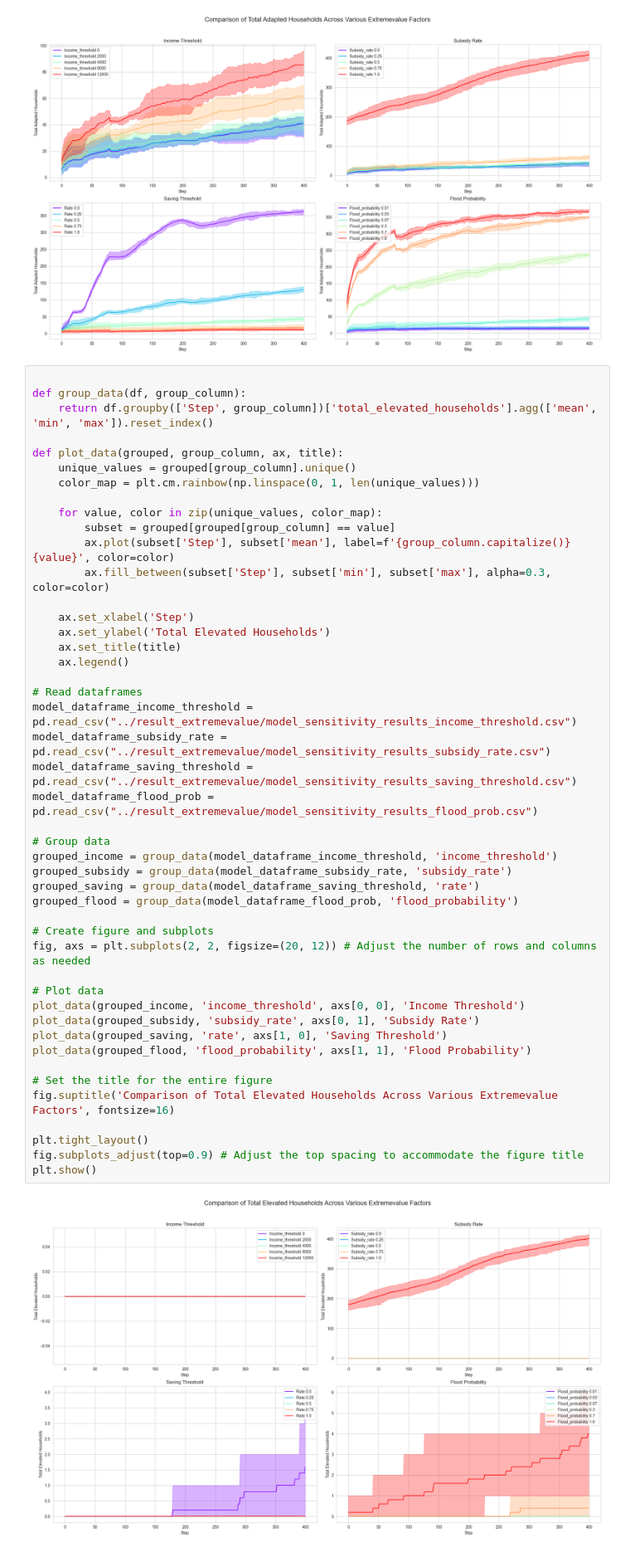
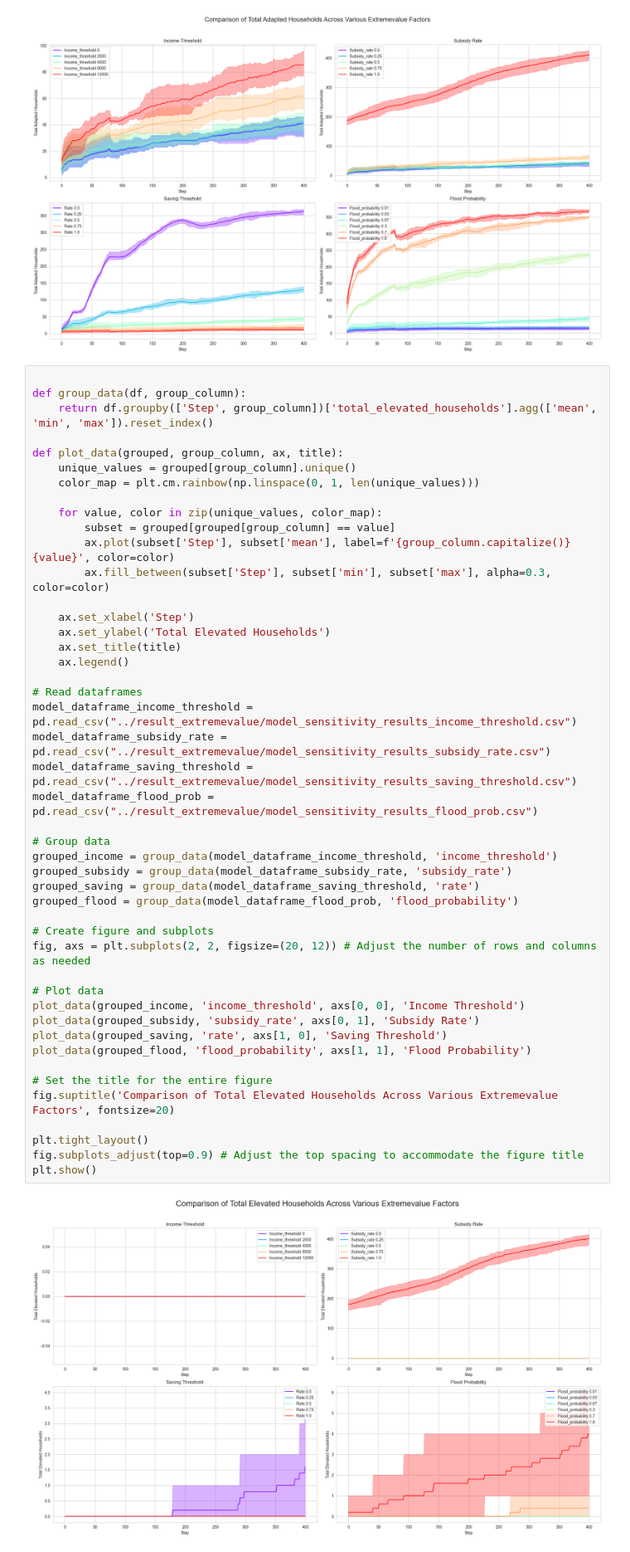
Before and after one commit to ctezgec/abm, a Jupyter notebook: model/analysis_extremevalue.ipynb, the cells around one changed output. Shown: that part at 83% size. Cells and saved outputs as stored; diff of their text form.

```diff
--- a/model/analysis_extremevalue.ipynb
+++ b/model/analysis_extremevalue.ipynb
@@ -121,32 +121,32 @@ def plot_data(grouped, group_column, ax, title):
     ax.set_title(title)
     ax.legend()
 
 # Read dataframes
 model_dataframe_income_threshold = pd.read_csv("../result_extremevalue/model_sensitivity_results_income_threshold.csv")
 model_dataframe_subsidy_rate = pd.read_csv("../result_extremevalue/model_sensitivity_results_subsidy_rate.csv")
 model_dataframe_saving_threshold = pd.read_csv("../result_extremevalue/model_sensitivity_results_saving_threshold.csv")
 model_dataframe_flood_prob = pd.read_csv("../result_extremevalue/model_sensitivity_results_flood_prob.csv")
 
 # Group data
 grouped_income = group_data(model_dataframe_income_threshold, 'income_threshold')
 grouped_subsidy = group_data(model_dataframe_subsidy_rate, 'subsidy_rate')
 grouped_saving = group_data(model_dataframe_saving_threshold, 'rate')
 grouped_flood = group_data(model_dataframe_flood_prob, 'flood_probability')
 
 # Create figure and subplots
 fig, axs = plt.subplots(2, 2, figsize=(20, 12)) # Adjust the number of rows and columns as needed
 
 # Plot data
 plot_data(grouped_income, 'income_threshold', axs[0, 0], 'Income Threshold')
 plot_data(grouped_subsidy, 'subsidy_rate', axs[0, 1], 'Subsidy Rate')
 plot_data(grouped_saving, 'rate', axs[1, 0], 'Saving Threshold')
 plot_data(grouped_flood, 'flood_probability', axs[1, 1], 'Flood Probability')
 
 # Set the title for the entire figure
-fig.suptitle('Comparison of Total Elevated Households Across Various Extremevalue Factors', fontsize=16)
+fig.suptitle('Comparison of Total Elevated Households Across Various Extremevalue Factors', fontsize=20)
 
 plt.tight_layout()
 fig.subplots_adjust(top=0.9) # Adjust the top spacing to accommodate the figure title
 plt.show()
 # %% [output]
-[figure, old version]
+[figure, new version]
```
Also changed, not shown: 1 other file.
